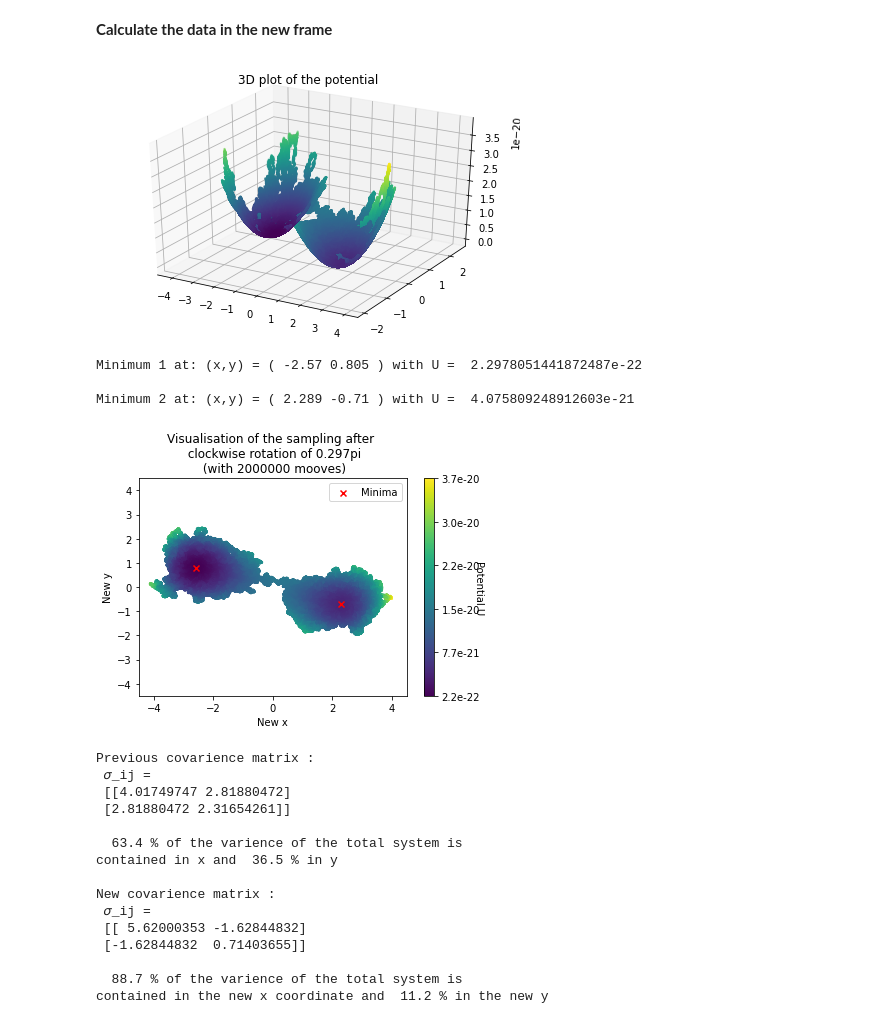
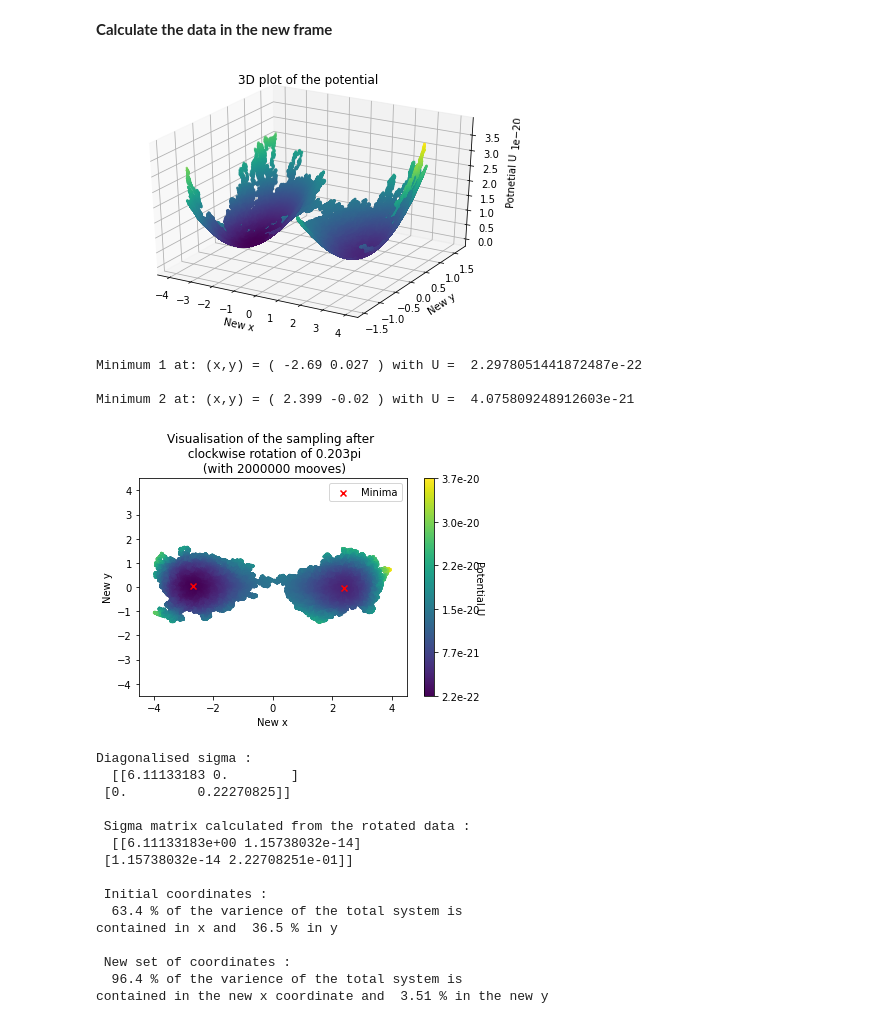
Before and after one commit to LeaBeaules/PCA_MonteCarlo, a Jupyter notebook: Final_project.ipynb, the cells around one changed output. Drawn from its saved outputs; the diff is of its cells as text; code cells hidden in the pictures.

```diff
--- a/Final_project.ipynb
+++ b/Final_project.ipynb
@@ -355,6 +418,6 @@ The eigenvectors match the data as expected, as we can see that our first vector
 # %% [markdown]
 **Angle $\theta$ between the eigenvector $\vec{e}_{λ1}$**
 # %%
-Theta = np.arctan(eig_vec_1[0]/eig_vec_1[1])
+Theta = np.arctan(eig_vec_1[1]/eig_vec_1[0])
 print('Theta ~', str(round(Theta/np.pi, 3)),'𝜋')
 # %% [output]
@@ -383,18 +446,21 @@ y_rot_list = [R[1,0]*x_list[i] + R[1,1]*y_list[i] for i in trange(len(x_list))]
 # %%
 fig = plt.figure()
 ax = fig.gca(projection='3d')
 
 surf = ax.scatter(x_rot_list, y_rot_list, U_list, c=U_list, marker='o', s=2)
 
 plt.title('3D plot of the potential')
 
 #ax.zaxis.set_major_locator(LinearLocator(10))
 #ax.zaxis.set_major_formatter(U_ticks)
+ax.set_xlabel('New x')
+ax.set_ylabel('New y')
+ax.set_zlabel('Potnetial U')
 
 plt.tight_layout()
 plt.show()
 # %% [output]
-[figure, old version]
+[figure, new version]
 # %%
 plt.scatter(x_rot_list, y_rot_list, c = U_list, s=3)
 plt.scatter([x_rot_list[min_ind_1],x_rot_list[min_ind_2]], [y_rot_list[min_ind_1],y_rot_list[min_ind_2]], c = 'red', marker='x',label='Minima')
@@ -420,38 +486,38 @@ print('Minimum 1 at: (x,y) = (', str(x_rot_list[min_ind_1])[0:5], str(y_rot_list
 print()
 print('Minimum 2 at: (x,y) = (', str(x_rot_list[min_ind_2])[0:5], str(y_rot_list[min_ind_2])[0:5], ') with U = ', U_min_2)
 # %% [output]
-Minimum 1 at: (x,y) = ( -2.57 0.805 ) with U =  2.2978051441872487e-22
+Minimum 1 at: (x,y) = ( -2.69 0.027 ) with U =  2.2978051441872487e-22
 
-Minimum 2 at: (x,y) = ( 2.289 -0.71 ) with U =  4.075809248912603e-21
+Minimum 2 at: (x,y) = ( 2.399 -0.02 ) with U =  4.075809248912603e-21
-[figure, old version]
+[figure, new version]
 # %%
+#only used to find the varience and covarience between the new set of coordinates.
 sigma_new = np.cov(x_rot_list, y_rot_list)
-print('Previous covarience matrix : \n 𝜎_ij =  \n',sigma)
+print('Diagonalised sigma : \n ',sigma_diag, '\n \n Sigma matrix calculated from the rotated data :\n ', sigma_new)
+
 v1 = sigma[0,0]+ sigma[1,1]
-print('\n ',str(sigma[0,0]/v1*100)[0:4],'% of the varience of the total system is')
+print('\n Initial coordinates : \n ',str(sigma[0,0]/v1*100)[0:4],'% of the varience of the total system is')
 print('contained in x and ', str(sigma[1,1]/v1*100)[0:4],'% in y')
 
-print()
-print('New covarience matrix : \n 𝜎_ij =  \n',sigma_new)
 v2 = sigma_new[0,0]+ sigma_new[1,1]
-print('\n ',str(sigma_new[0,0]/v2*100)[0:4],'% of the varience of the total system is')
+print('\n New set of coordinates : \n ',str(sigma_new[0,0]/v2*100)[0:4],'% of the varience of the total system is')
 print('contained in the new x coordinate and ', str(sigma_new[1,1]/v2*100)[0:4],'% in the new y')
 # %% [output]
-Previous covarience matrix :
- 𝜎_ij =
- [[4.01749747 2.81880472]
- [2.81880472 2.31654261]]
+Diagonalised sigma :
+  [[6.11133183 0.        ]
+ [0.         0.22270825]]
 
+ Sigma matrix calculated from the rotated data :
+  [[6.11133183e+00 1.15738032e-14]
+ [1.15738032e-14 2.22708251e-01]]
+
+ Initial coordinates :
   63.4 % of the varience of the total system is
 contained in x and  36.5 % in y
 
-New covarience matrix :
- 𝜎_ij =
- [[ 5.62000353 -1.62844832]
- [-1.62844832  0.71403655]]
-
-  88.7 % of the varience of the total system is
-contained in the new x coordinate and  11.2 % in the new y
+ New set of coordinates :
+  96.4 % of the varience of the total system is
+contained in the new x coordinate and  3.51 % in the new y
 # %%
 plt.subplot(211)
 plt.plot(x_rot_list, U_list)
```
Also changed, not shown: parts of 23 cells of this notebook, 1 other file.
